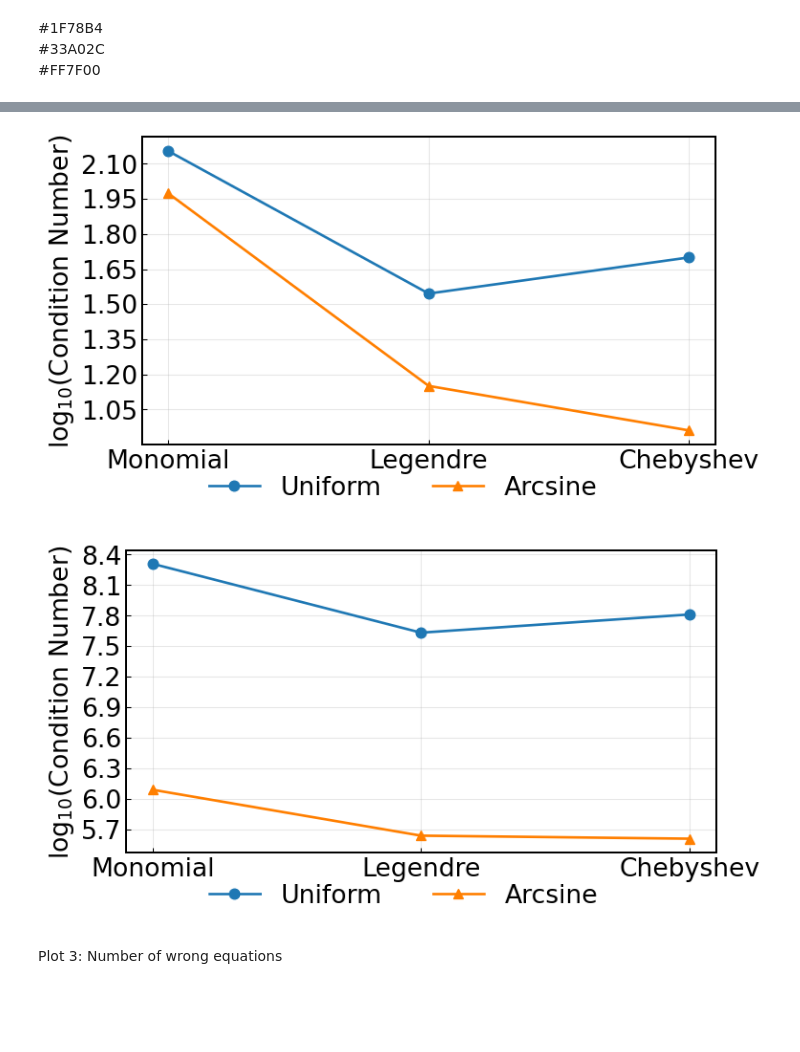
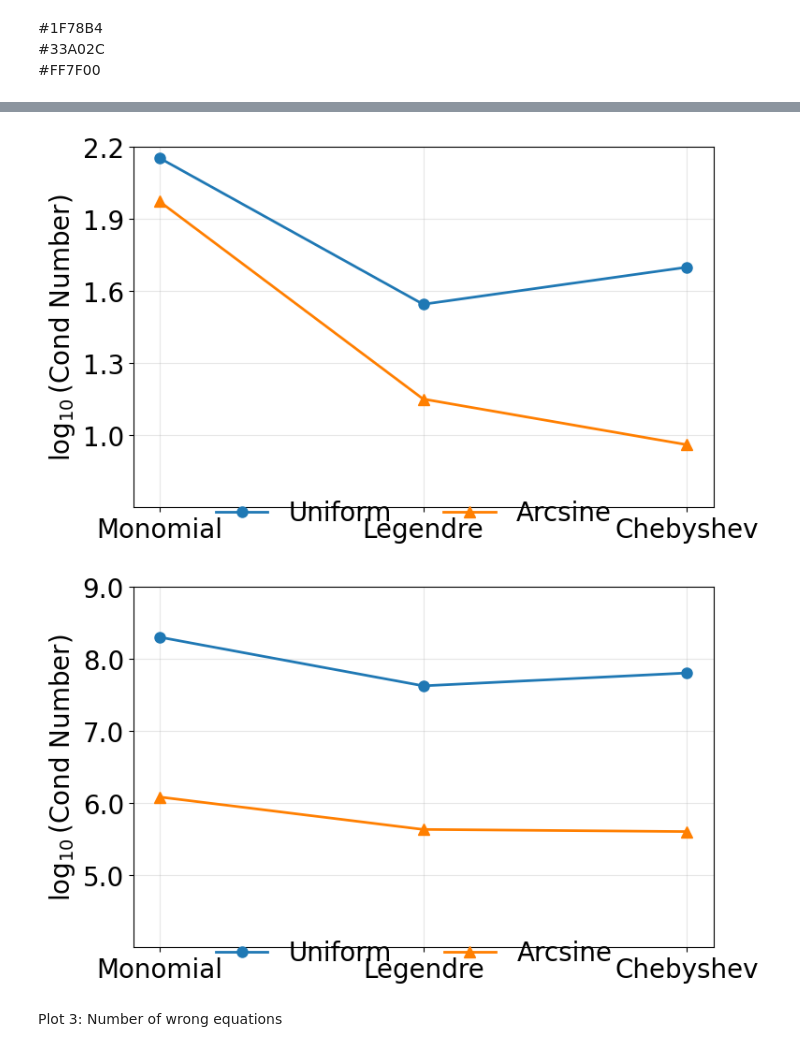
Before and after one commit to mjayadharan/IllposedLearning, a Jupyter notebook: Figure2/Plots_2.ipynb, the cells around one changed output, grey strips where cells are left out. Cells and saved outputs as stored; diff of their text form; code cells hidden in the pictures; blank space fills up the shorter version.

Commit message:
Update Folder Figure2

```diff
--- a/Figure2/Plots_2.ipynb
+++ b/Figure2/Plots_2.ipynb
@@ -93,7 +97,11 @@ filepaths = Sample.fit_and_save_base(model_name = 'CRN',
 )
 
 uniform_sample_crn = Sample._subsample(filepaths,L,U)
-state_cols_crn = [col for col in uniform_sample_crn.columns if col != 'time' and '/dt' and 'dt' not in col]
+#state_cols_crn = [col for col in uniform_sample_crn.columns if col != 'time' and '/dt' and 'dt' not in col]
+state_cols_crn = [
+    c for c in uniform_sample_crn.columns
+    if (c != 'time') and ('dt' not in c) and ('/dt' not in c)
+]
 
 time_col = 'time'
 states_with_time_cols_crn = [time_col] + state_cols_crn
@@ -1643,6 +2132,5 @@ plt.show()
 # %%
 font_size = 20
-dpi = 96
 basis_order = ['Monomial', 'Legendre', 'Chebyshev']
 
 #original_lib_cond_lv  = {b: vals[-1] for b, vals in lv_ori.items()}
@@ -1686,6 +2174,9 @@ for y in crn_series.values():
     y_arr = np.asarray(y, dtype=float)[:len(libraries)]
     all_y.extend(y_arr)
 
+for fig in (fig1, fig2):
+    fig.subplots_adjust(left=0.18, right=0.98, bottom=0.22, top=0.95)  # 你可微调，但要两张一致
+
 # LV original
 #lv_orig_vals  = [original_lib_cond_lv[b]  for b in libraries]
 #crn_orig_vals = [original_lib_cond_crn[b] for b in libraries]
@@ -1699,7 +2190,7 @@ for y in crn_series.values():
 #y_lim = (y_min - y_margin, y_max + y_margin)
 
 # Lotka-Volterra
-fig1, ax1 = plt.subplots(figsize=(8.2677, 4.8031), dpi=dpi)
+fig1, ax1 = plt.subplots(figsize=(8,5))
 
 
 for label, y in lv_series.items():
@@ -1722,12 +2213,16 @@ for label, y in lv_series.items():
 
 ax1.set_xticks(x)
 ax1.set_xticklabels(libraries, fontsize=font_size)
-ax1.set_ylabel('log$_{10}$(Condition Number)', fontsize=font_size)
+ax1.set_ylabel(r'$\log_{10}$(Cond Number)',fontsize=20)
+#ax1.set_ylabel('$\log_{10}$(Cond)', fontsize=font_size)
 #ax1.set_title('Lotka–Volterra', fontsize=25, fontweight='bold')
 ax1.grid(True, alpha=0.3)
 ax1.tick_params(axis='both', labelsize=font_size)
 ax1.yaxis.set_major_locator(MaxNLocator(integer=False))
-#ax1.set_ylim(y_lim)
+ax1.yaxis.set_major_formatter(FormatStrFormatter('%.1f'))
+y_ticks = [1.0, 1.3, 1.6, 1.9, 2.2]
+ax1.set_yticks(y_ticks)
+ax1.set_ylim(0.7, 2.2)
 
 # Legend
 handles1, labels1 = ax1.get_legend_handles_labels()
@@ -1740,13 +2235,14 @@ fig1.legend(
     bbox_to_anchor=(0.5, 0.02),
     fontsize=20
 )
-fig1.tight_layout(rect=[0, 0.08, 1, 0.95])
-fig1.savefig(out_path_plots2 / "Cond_lib_LV.png", dpi=dpi,
+#fig1.tight_layout(rect=[0, 0.08, 1, 0.95])
+fig1.savefig(out_path_plots2 / "Cond_lib_LV.svg",
              bbox_inches="tight", pad_inches=0.02)
+
 plt.show()
 
 # CRN
-fig2, ax2 = plt.subplots(figsize=(8.2677, 4.8031), dpi=dpi)
+fig2, ax2 = plt.subplots(figsize=(8,5))
 
 for label, y in crn_series.items():
     y_arr = np.asarray(y, dtype=float)[:len(libraries)]
@@ -1761,38 +2257,44 @@ for label, y in crn_series.items():
 #ax2.plot(
  #   x, crn_orig_vals,
  #   color=orig_color,
  #   linestyle='--', linewidth=2,
  #   marker=orig_marker, markersize=8,
  #   label='Original data', zorder=2
 #)
 
 ax2.set_xticks(x)
 ax2.set_xticklabels(libraries, fontsize=font_size)
-ax2.set_ylabel('log$_{10}$(Condition Number)', fontsize=font_size)
+ax2.set_ylabel(r'$\log_{10}$(Cond Number)',fontsize=20)
+#ax2.set_ylabel('$\log_{10}$(Cond)', fontsize=font_size)
 #ax2.set_title('CRN', fontsize=25, fontweight='bold')
 ax2.grid(True, alpha=0.3)
 ax2.tick_params(axis='both', labelsize=font_size)
 ax2.yaxis.set_major_locator(MaxNLocator(integer=False))
+y_ticks = [5.0, 6.0, 7.0, 8.0, 9.0]
+ax2.yaxis.set_major_formatter(FormatStrFormatter('%.1f'))
+ax2.set_yticks(y_ticks)
+ax2.set_ylim(4, 9)
+
 #ax2.set_ylim(y_lim)
 
 handles2, labels2 = ax2.get_legend_handles_labels()
 fig2.legend(
     handles=handles2,
     labels=labels2,
     loc='lower center',
     ncol=len(handles2),
     frameon=False,
     bbox_to_anchor=(0.5, 0.02),
     fontsize=font_size
 )
-fig2.tight_layout(rect=[0, 0.08, 1, 0.95])
-fig2.savefig(out_path_plots2 / "Cond_lib_CRN.png", dpi=dpi,
+#fig2.tight_layout(rect=[0, 0.08, 1, 0.95])
+fig2.savefig(out_path_plots2 / "Cond_lib_CRN.svg",
              bbox_inches="tight", pad_inches=0.02)
 
 plt.show()
 # %% [output]
-[figure, old version]
+[figure, new version]
-[figure, old version]
+[figure, new version]
 # %% [markdown]
 Plot 3: Number of wrong equations
 # %% [markdown]
```
Also changed, not shown: parts of 40 cells of this notebook, 1 other file.
